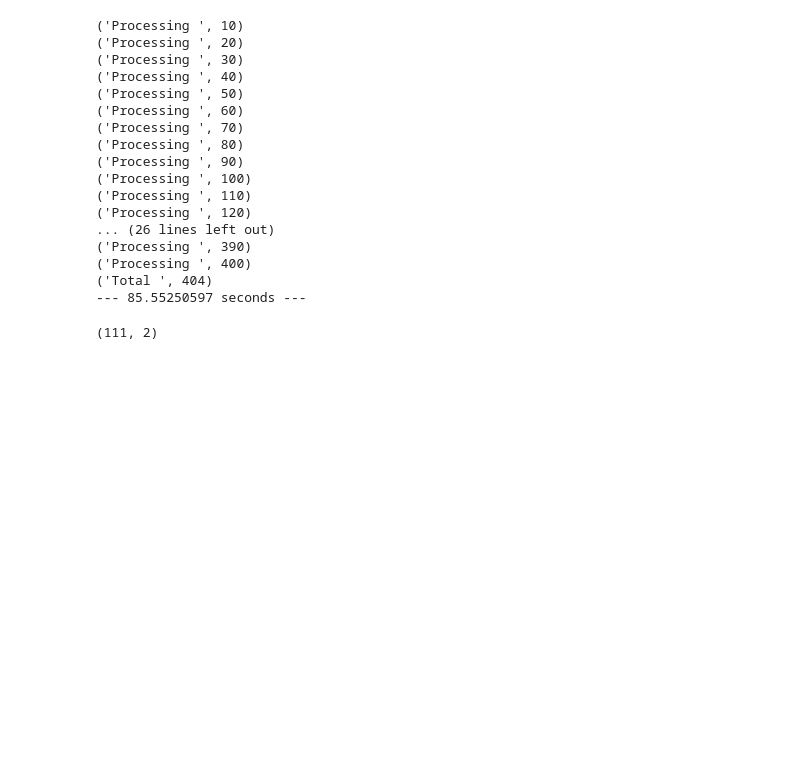
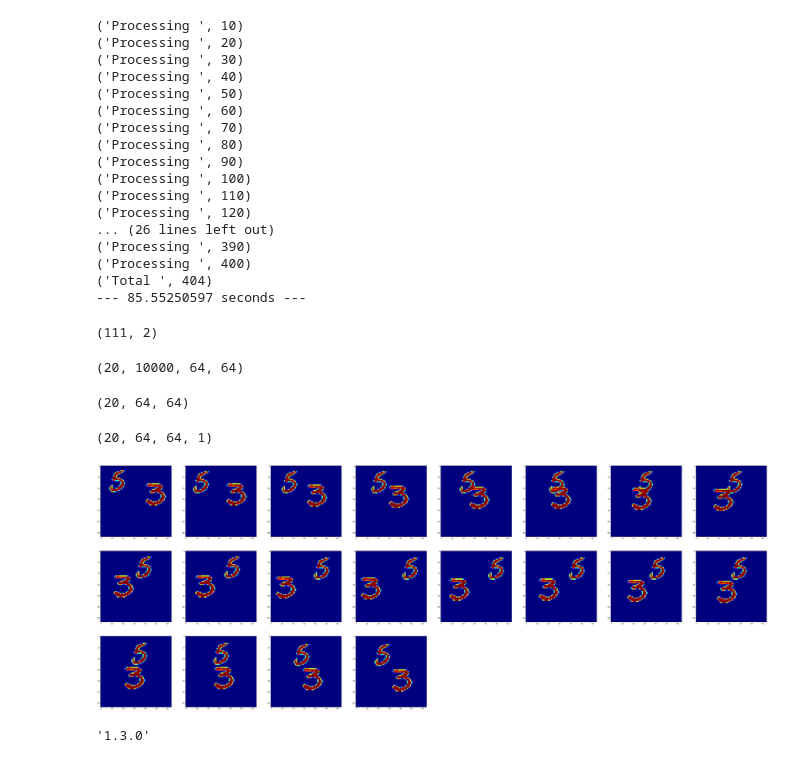
Before and after one commit to kabrapratik28/DeepVideos, a Jupyter notebook: notebooks/Data_Extraction.ipynb, the cells around one changed output. Cells and saved outputs as stored; diff of their text form; code cells hidden in the pictures; blank space fills up the shorter version.

Commit message:
MNIST data

```diff
--- a/notebooks/Data_Extraction.ipynb
+++ b/notebooks/Data_Extraction.ipynb
@@ -19,7 +19,7 @@ def showarray(a, fmt='png'):
 
 def display_images(output_image):
     fig = plt.figure(figsize=(height, width))  # width, height in inches
-    for i in range(64):
+    for i in range(20):
         sub = fig.add_subplot(8, 8, i + 1)
         sub.imshow(output_image[i], interpolation='nearest')
 # %%
@@ -209,3 +209,21 @@ for i in range(no_videos):
     cur_video = np.array([all_frames[j][i] for j in range(no_frames)])
     skvideo.io.vwrite(str(count) + '.mp4', cur_video)
     count += 1
+# %%
+moving_mnist = np.load('../../mnist_test_seq.npy')
+moving_mnist.shape
+# %% [output]
+(20, 10000, 64, 64)
+# %%
+video1 = np.array([i[8] for i in moving_mnist])
+video1.shape
+# %% [output]
+(20, 64, 64)
+# %%
+np.reshape(video1, (20,64,64,1)).shape
+# %% [output]
+(20, 64, 64, 1)
+# %%
+display_images(video1)
+# %% [output]
+[figure, added]
@@ -211,0 +232,4 @@ for i in range(no_videos):
+# %%
+tf.__version__
+# %% [output]
+'1.3.0'
```
Also changed, not shown: parts of 4 cells of this notebook, 3 other files.
